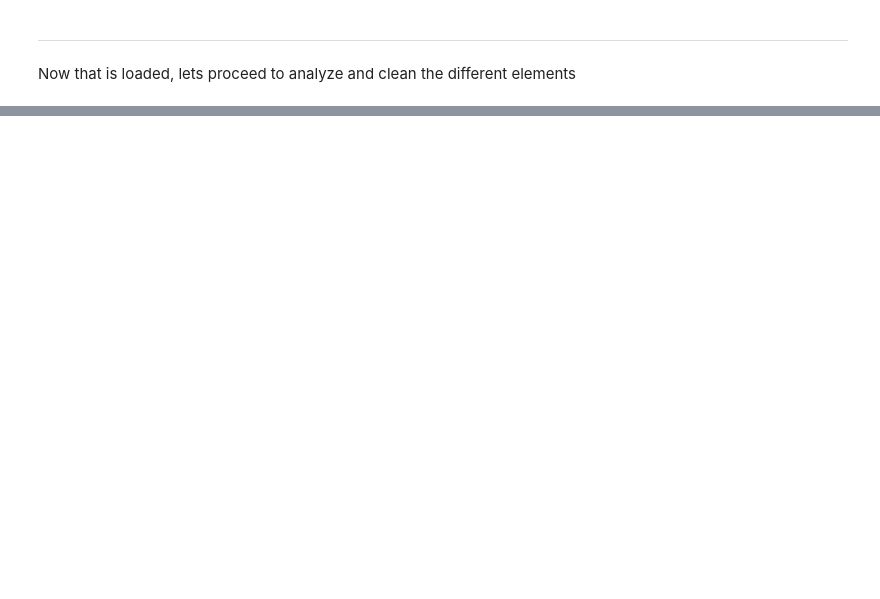
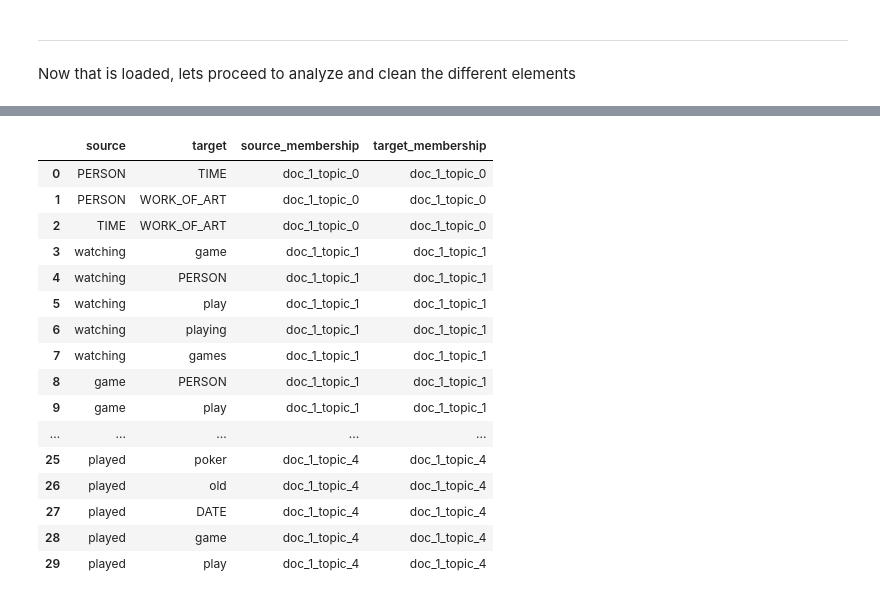
Before and after one commit to fre-denni/narreme_generative, a Jupyter notebook: narreme-visualization.ipynb, the cells around one changed output, grey strips where cells are left out. Saved outputs shown, nothing was run; the diff lists cells and outputs as text; code cells hidden in the pictures; blank space fills up the shorter version.

Commit message:
Kaggle Notebook | Narreme Visualization | checking network recollections

```diff
--- a/narreme-visualization.ipynb
+++ b/narreme-visualization.ipynb
@@ -128,19 +186,29 @@ df.head(10)
 #Let's now prepare the data for the network visualization
 df = pd.read_csv(r'/kaggle/working/ent_list.csv', encoding="utf-8")
 
-# Function to create source and target columns based on entity lists
-def create_source_target(df, entity_column):
+#now that we have a unique list of entities and not separate ones, lets add a new logic
+"""
+- First we will say to check between each other all the rows in all the 3 columns
+- Second, if there are entities similar to each other they will be add in the target and source
+"""
+
+def create_source_target(df, entity_column, doc_number):
     source = []
     target = []
+    source_membership = []
+    target_membership = []
     for index, row in df.iterrows():
         entities = eval(row[entity_column])
+        topic = row['Topic']
         for i in range(len(entities) - 1):
             for j in range(i + 1, len(entities)):
                 source.append(str(entities[i]))
                 target.append(str(entities[j]))
-    return pd.Series([source, target])
+                source_membership.append(f"doc_{doc_number}_topic_{topic}")
+                target_membership.append(f"doc_{doc_number}_topic_{topic}")
+    return pd.Series([source, target, source_membership, target_membership])
 
-# Create source and target columns for each document column
-df[['doc_1_source', 'doc_1_target']] = df.apply(lambda row: create_source_target(df, 'doc_1_entity_list'), axis=1)
-df[['doc_2_source', 'doc_2_target']] = df.apply(lambda row: create_source_target(df, 'doc_2_entity_list'), axis=1)
-df[['doc_3_source', 'doc_3_target']] = df.apply(lambda row: create_source_target(df, 'doc_3_entity_list'), axis=1)
+#apply
+df[['doc_1_source', 'doc_1_target', 'doc_1_source_membership', 'doc_1_target_membership']] = df.apply(lambda row: create_source_target(df, 'doc_1_entity_list', 1), axis=1)
+df[['doc_2_source', 'doc_2_target', 'doc_2_source_membership', 'doc_2_target_membership']] = df.apply(lambda row: create_source_target(df, 'doc_2_entity_list', 2), axis=1)
+df[['doc_3_source', 'doc_3_target', 'doc_3_source_membership', 'doc_3_target_membership']] = df.apply(lambda row: create_source_target(df, 'doc_3_entity_list', 3), axis=1)
@@ -181,0 +215,35 @@ entity_network.html
+# %%
+source_target_df = pd.DataFrame({
+    'source': df['doc_1_source'].explode().tolist() + df['doc_2_source'].explode().tolist() + df['doc_3_source'].explode().tolist(),
+    'target': df['doc_1_target'].explode().tolist() + df['doc_2_target'].explode().tolist() + df['doc_3_target'].explode().tolist(),
+    'source_membership': df['doc_1_source_membership'].explode().tolist() + df['doc_2_source_membership'].explode().tolist() + df['doc_3_source_membership'].explode().tolist(),
+    'target_membership': df['doc_1_target_membership'].explode().tolist() + df['doc_2_target_membership'].explode().tolist() + df['doc_3_target_membership'].explode().tolist()
+})
+
+# Remove rows with empty source or target
+source_target_df = source_target_df[(source_target_df['source'] != '[]') & (source_target_df['target'] != '[]')]
+
+"""
+If we have repeating a->b and b->a we first will switch the order of the columns to get all of them in the same direction
+then we will clean if there is more than the same connection between each docs
+"""
+
+source_target_df.head(30)
+# %% [output]
+|  | source | target | source_membership | target_membership |
+| 0 | PERSON | TIME | doc_1_topic_0 | doc_1_topic_0 |
+| 1 | PERSON | WORK_OF_ART | doc_1_topic_0 | doc_1_topic_0 |
+| 2 | TIME | WORK_OF_ART | doc_1_topic_0 | doc_1_topic_0 |
+| 3 | watching | game | doc_1_topic_1 | doc_1_topic_1 |
+| 4 | watching | PERSON | doc_1_topic_1 | doc_1_topic_1 |
+| 5 | watching | play | doc_1_topic_1 | doc_1_topic_1 |
+| 6 | watching | playing | doc_1_topic_1 | doc_1_topic_1 |
+| 7 | watching | games | doc_1_topic_1 | doc_1_topic_1 |
+| 8 | game | PERSON | doc_1_topic_1 | doc_1_topic_1 |
+| 9 | game | play | doc_1_topic_1 | doc_1_topic_1 |
+| ... | ... | ... | ... | ... |
+| 25 | played | poker | doc_1_topic_4 | doc_1_topic_4 |
+| 26 | played | old | doc_1_topic_4 | doc_1_topic_4 |
+| 27 | played | DATE | doc_1_topic_4 | doc_1_topic_4 |
+| 28 | played | game | doc_1_topic_4 | doc_1_topic_4 |
+| 29 | played | play | doc_1_topic_4 | doc_1_topic_4 |
```
Also changed, not shown: parts of 10 cells of this notebook.
